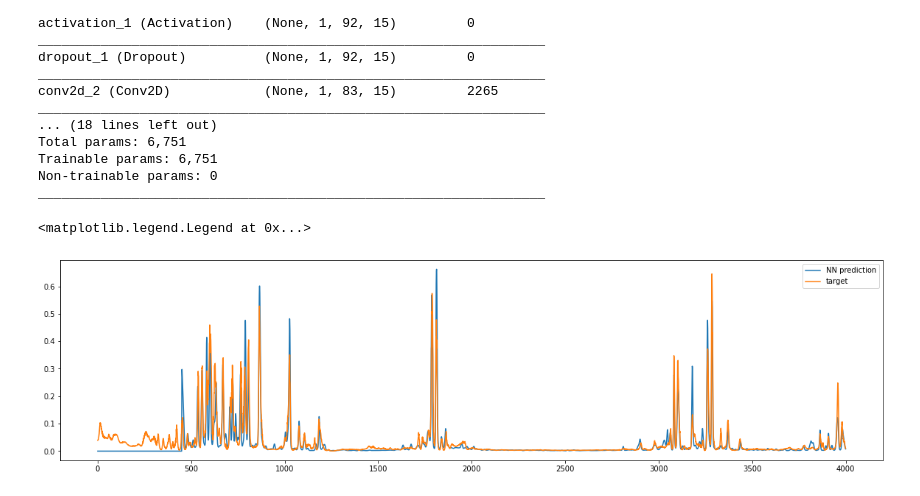
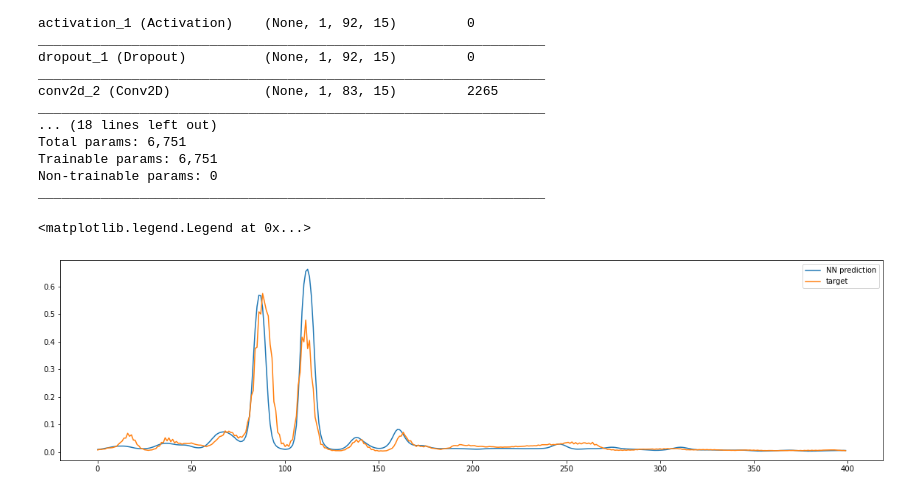
Before and after one commit to organic-chemistry/repli1D, a Jupyter notebook: notebook_demo/Running NN on marks.ipynb, the cells around one changed output. Saved outputs shown, nothing was run; the diff lists cells and outputs as text; code cells hidden in the pictures.

```diff
--- a/notebook_demo/Running NN on marks.ipynb
+++ b/notebook_demo/Running NN on marks.ipynb
@@ -76,9 +92,9 @@ _________________________________________________________________
 data_start = model.predict(vtrain[0][:4000])
 # %%
 figure(figsize=(20,5))
-plot(vtrain[1][:4000],label="NN prediction")
-plot(data_start,label="target")
+plot(vtrain[1][1700:2100],label="NN prediction")
+plot(data_start[1700:2100],label="target")
 legend()
 # %% [output]
 <matplotlib.legend.Legend at 0x...>
-[figure, old version]
+[figure, new version]
```
Also changed, not shown: parts of 3 cells of this notebook, 3 other files.
